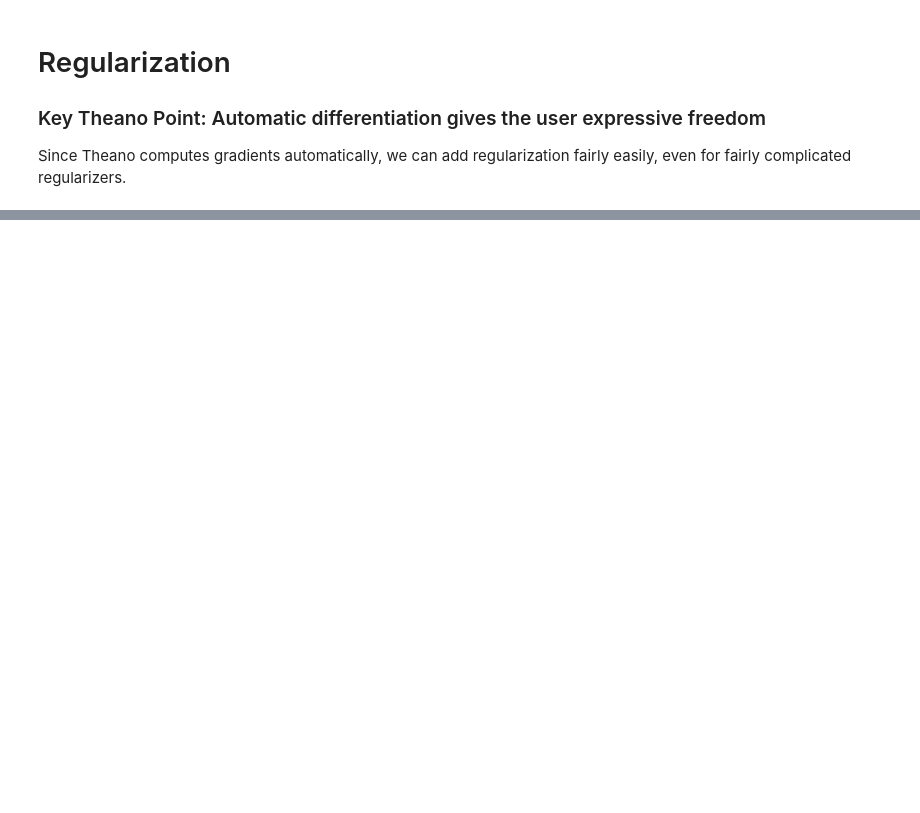
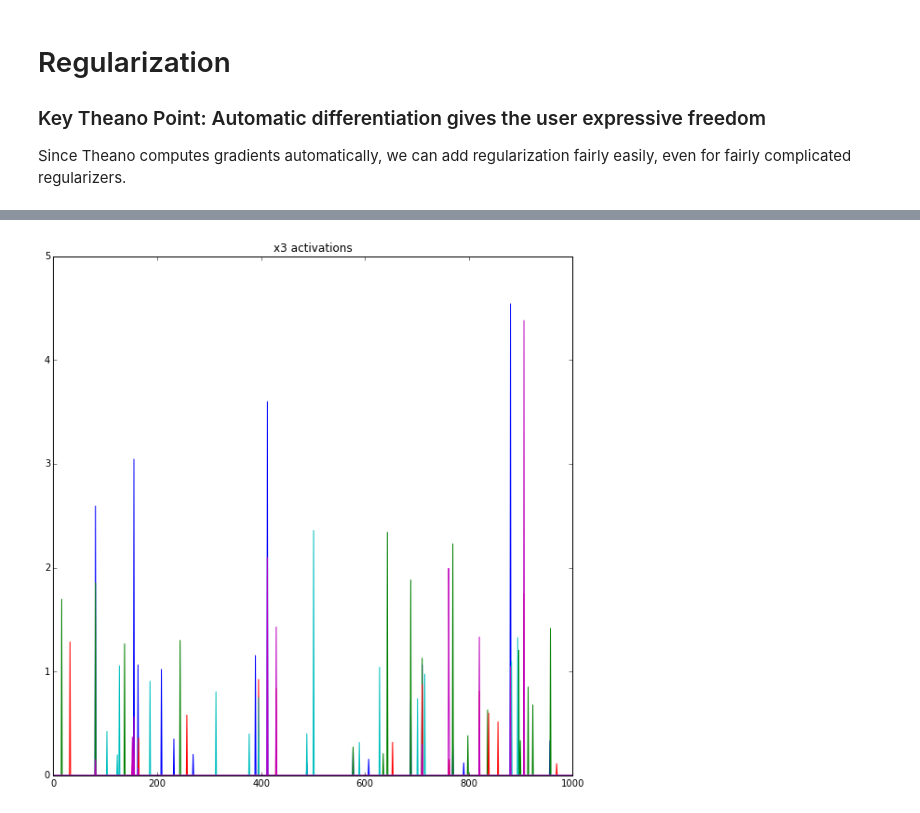
Before and after one commit to thouis/TheanoIntro, a Jupyter notebook: TheanoIntro.ipynb, the cells around one changed output, grey strips where cells are left out. Drawn from its saved outputs; the diff is of its cells as text; code cells hidden in the pictures; blank space fills up the shorter version.

```diff
--- a/TheanoIntro.ipynb
+++ b/TheanoIntro.ipynb
@@ -335,6 +347,8 @@ peek_x3 = theano.function(inputs=[idx_lo, idx_hi],
                                   outputs=x3,
                                   givens={x : train_set_x[idx_lo:idx_hi]})
 # %%
-tmp = peek_x3(0, 20)
+tmp = peek_x3(0, 5)
 plt.title('x3 activations')
 plt.plot(tmp.T);
+# %% [output]
+[figure, added]
```
Also changed, not shown: parts of 10 cells of this notebook, 1 other file.
